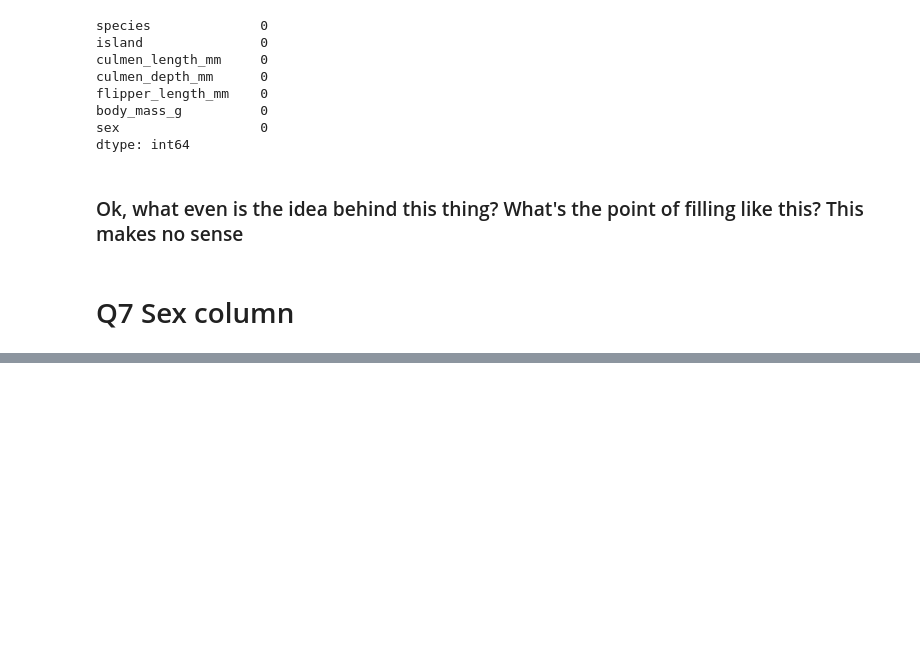
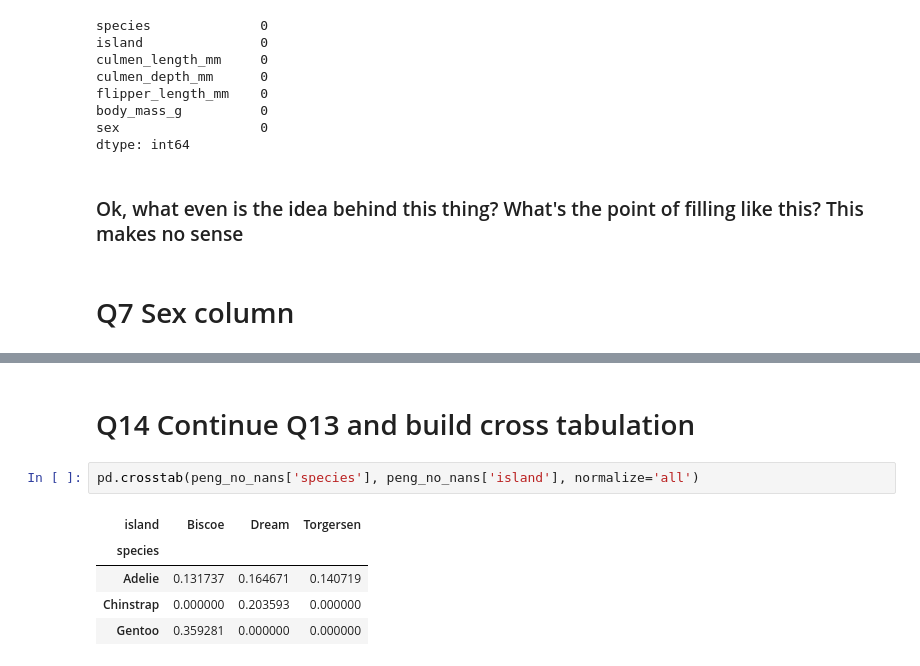
Before and after one commit to Sharmetov/Data_Analysis_Fall2025, a Jupyter notebook: Sharmetov_DA_Pract7.ipynb, the cells around one changed output, grey strips where cells are left out. Drawn from its saved outputs; the diff is of its cells as text; blank space fills up the shorter version.

```diff
--- a/Sharmetov_DA_Pract7.ipynb
+++ b/Sharmetov_DA_Pract7.ipynb
@@ -151,0 +292,10 @@ Name: sex, dtype: object
+# %% [markdown]
+# Q14 Continue Q13 and build cross tabulation
+# %%
+pd.crosstab(peng_no_nans['species'], peng_no_nans['island'], normalize='all')
+# %% [output]
+| island | Biscoe | Dream | Torgersen |
+| species |  |  |  |
+| Adelie | 0.131737 | 0.164671 | 0.140719 |
+| Chinstrap | 0.000000 | 0.203593 | 0.000000 |
+| Gentoo | 0.359281 | 0.000000 | 0.000000 |
```
Also changed, not shown: parts of 33 cells of this notebook.
